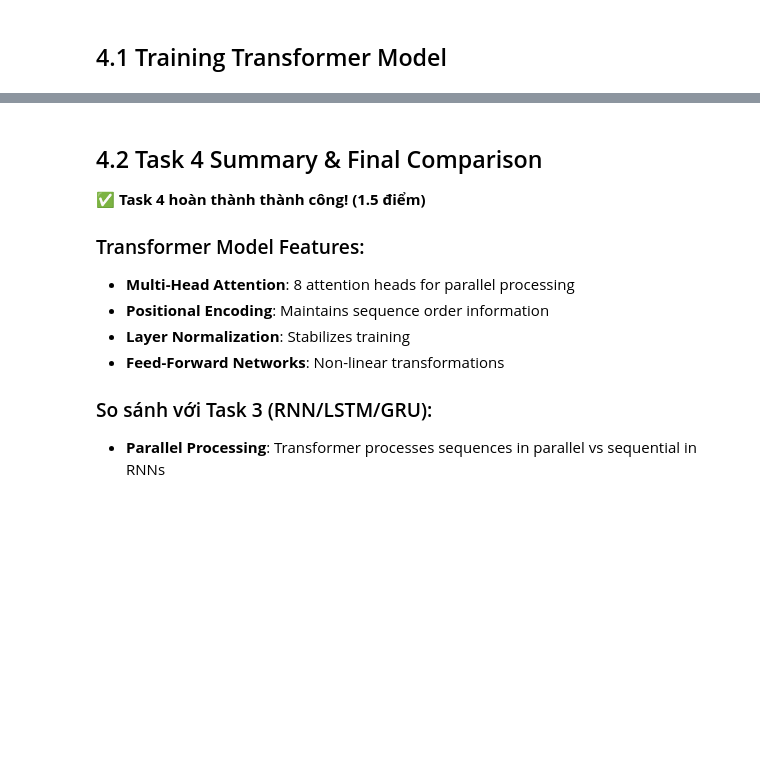
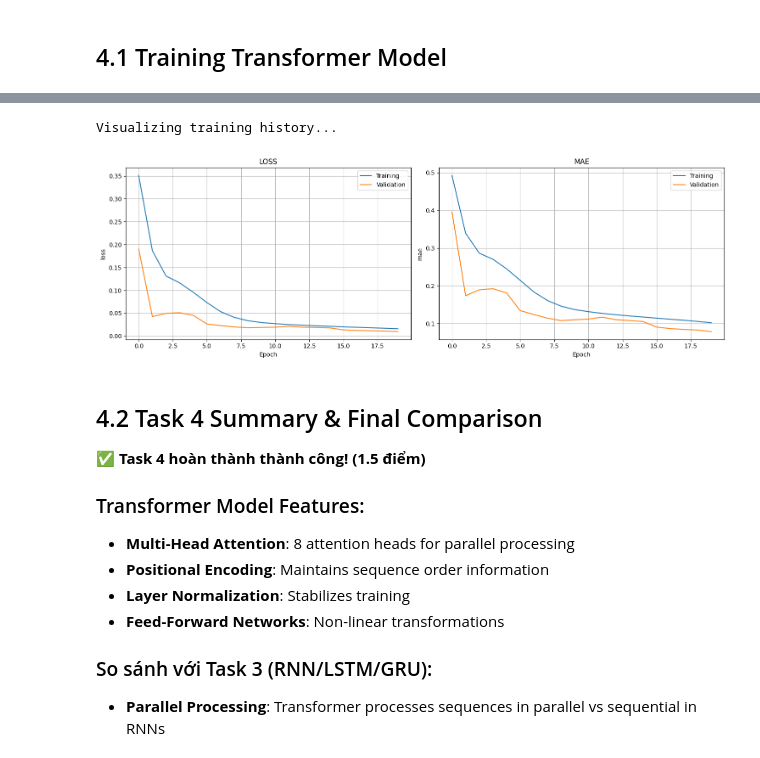
Before and after one commit to thienphuprogrammer/time-seri-forcasting-lap, a Jupyter notebook: notebooks/task4.ipynb, the cells around one changed output, grey strips where cells are left out. Cells and saved outputs as stored; diff of their text form; code cells hidden in the pictures; blank space fills up the shorter version.

```diff
--- a/notebooks/task4.ipynb
+++ b/notebooks/task4.ipynb
@@ -17,31 +122,4 @@
 # %%
-# Import libraries cho Task 4
-import pandas as pd
-import numpy as np
-import matplotlib.pyplot as plt
-import seaborn as sns
-import warnings
-warnings.filterwarnings('ignore')
-
-# Import our modules
-import sys
-import os
-sys.path.append(os.path.dirname(os.getcwd()))
-
-from time_series_forecasting.analysis.lab_interface.lab4_interface import Lab4Interface
-
-print("✅ Libraries imported for Task 4: Transformer Models")
-print("🤖 Ready for attention-based architectures!")
-
-# Configuration
-config = {
-    'data_path': '../data/PJME_hourly.csv',
-    'region': 'PJME',
-    'target_col': 'PJME_MW',
-    'input_width': 24,
-    'label_width': 1,
-    'shift': 1
-}
 
 # Initialize and load data
 lab = Lab4Interface()
@@ -55,6 +133,7 @@ transformer_models = [
         'type': 'transformer',
         'name': 'Transformer',
         'config': {
+            'batch_size': 1024,
             'num_heads': 8,
             'd_model': 128,
             'num_layers': 4,
@@ -62,7 +141,7 @@ transformer_models = [
             'dropout': 0.1,
             'learning_rate': 0.001
         },
-        'train_params': {'epochs': 50, 'patience': 10, 'verbose': 1},
+        'train_params': {'epochs': 20, 'patience': 10, 'verbose': 1},
         'metrics': ['mae', 'rmse']
     }
 ]
@@ -176,3 +596,21 @@ Epoch 1/50
+# %%
+import matplotlib.pyplot as plt
+import datetime
+from pathlib import Path
+from time_series_forecasting.utils.visualization.visualization import plot_training_history
+
+# Import lab interface after TF configuration
+import sys
+sys.path.append('/home/alexander/Workspace/Project/Time-Series-Forecasting')
+
+# Visualize training history
+print("Visualizing training history...")
+for model_name, model_info in task4_results.get('models', {}).items():
+    history = model_info.get('history')
+    plot_training_history(history, save_path=f'results/task4/{model_name}_training_history.png', show=True)
+# %% [output]
+Visualizing training history...
+[figure, added]
 # %% [markdown]
 ## 4.2 Task 4 Summary & Final Comparison
 
```
Also changed, not shown: parts of 7 cells of this notebook, 12 other files.
